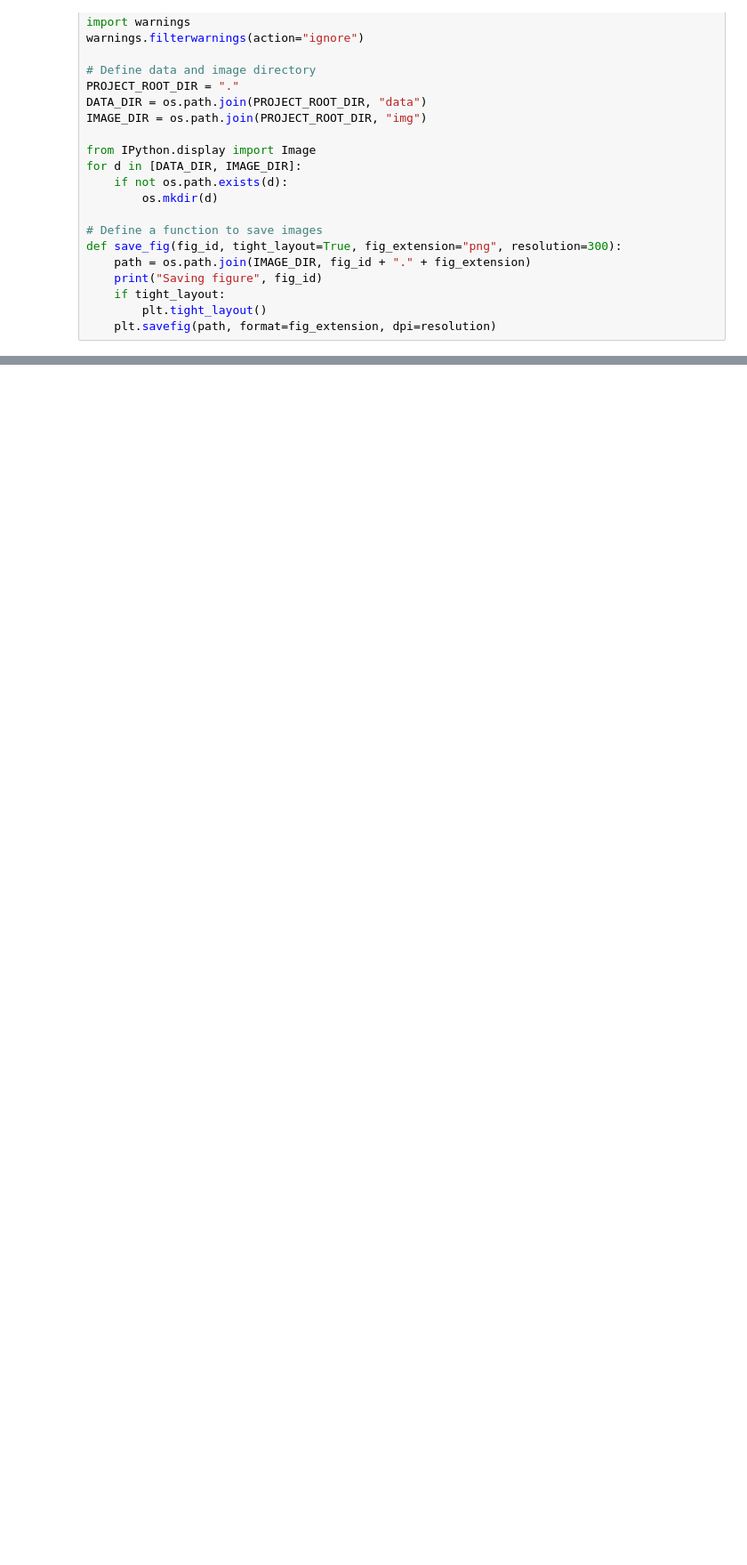
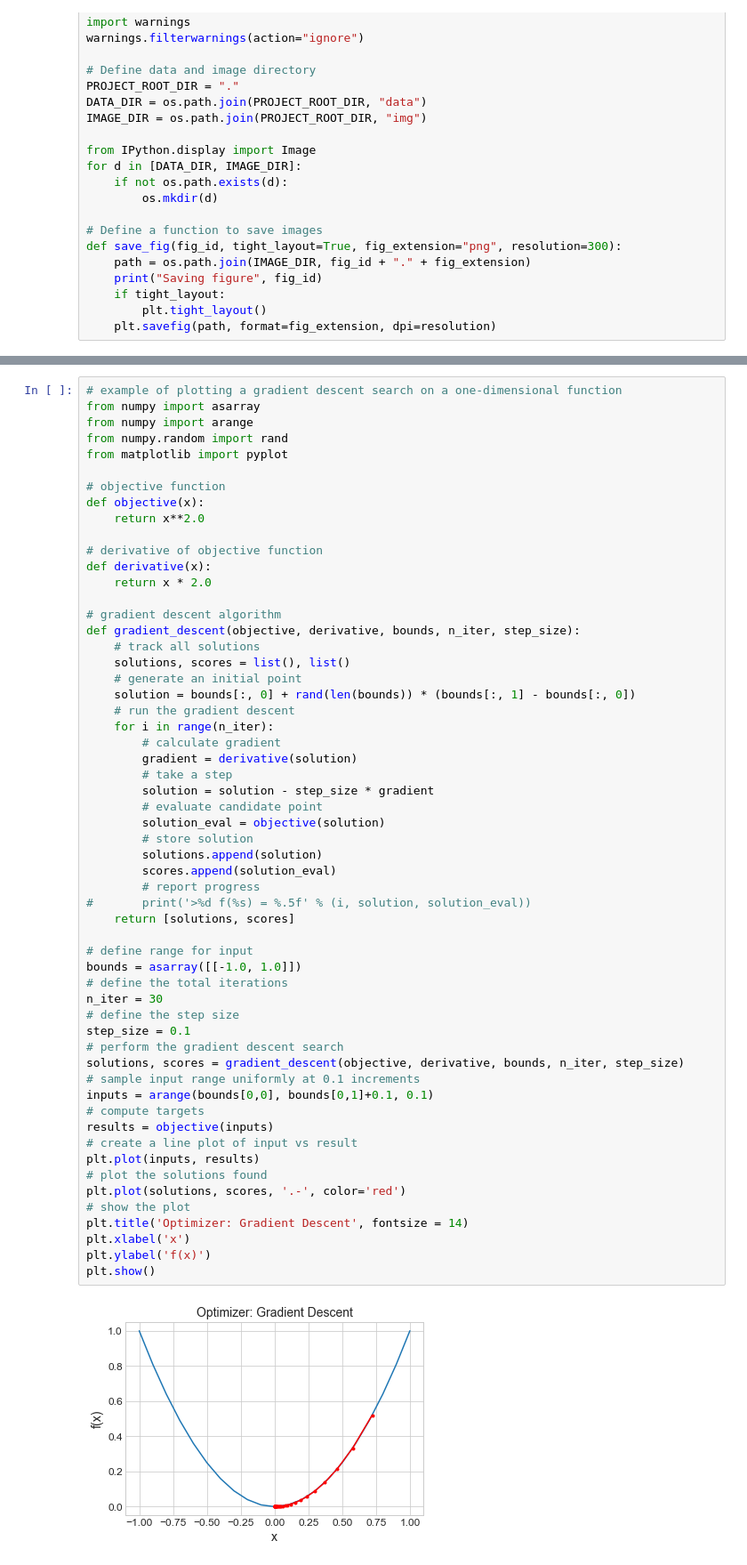
Before and after one commit to AnirbanDatta87/Python, a Jupyter notebook: Concepts/M13 - DL Fundamentals/Gradient Descent.ipynb, the cells around one changed output, grey strips where cells are left out. Shown at 89% size. Drawn from its saved outputs; the diff is of its cells as text; blank space fills up the shorter version.

```diff
--- a/Concepts/M13 - DL Fundamentals/Gradient Descent.ipynb
+++ b/Concepts/M13 - DL Fundamentals/Gradient Descent.ipynb
@@ -48,3 +50,62 @@ def save_fig(fig_id, tight_layout=True, fig_extension="png", resolution=300):
+# %%
+# example of plotting a gradient descent search on a one-dimensional function
+from numpy import asarray
+from numpy import arange
+from numpy.random import rand
+from matplotlib import pyplot
+
+# objective function
+def objective(x):
+	return x**2.0
+
+# derivative of objective function
+def derivative(x):
+	return x * 2.0
+
+# gradient descent algorithm
+def gradient_descent(objective, derivative, bounds, n_iter, step_size):
+	# track all solutions
+	solutions, scores = list(), list()
+	# generate an initial point
+	solution = bounds[:, 0] + rand(len(bounds)) * (bounds[:, 1] - bounds[:, 0])
+	# run the gradient descent
+	for i in range(n_iter):
+		# calculate gradient
+		gradient = derivative(solution)
+		# take a step
+		solution = solution - step_size * gradient
+		# evaluate candidate point
+		solution_eval = objective(solution)
+		# store solution
+		solutions.append(solution)
+		scores.append(solution_eval)
+		# report progress
+# 		print('>%d f(%s) = %.5f' % (i, solution, solution_eval))
+	return [solutions, scores]
+
+# define range for input
+bounds = asarray([[-1.0, 1.0]])
+# define the total iterations
+n_iter = 30
+# define the step size
+step_size = 0.1
+# perform the gradient descent search
+solutions, scores = gradient_descent(objective, derivative, bounds, n_iter, step_size)
+# sample input range uniformly at 0.1 increments
+inputs = arange(bounds[0,0], bounds[0,1]+0.1, 0.1)
+# compute targets
+results = objective(inputs)
+# create a line plot of input vs result
+plt.plot(inputs, results)
+# plot the solutions found
+plt.plot(solutions, scores, '.-', color='red')
+# show the plot
+plt.title('Optimizer: Gradient Descent', fontsize = 14)
+plt.xlabel('x')
+plt.ylabel('f(x)')
+plt.show()
+# %% [output]
+[figure, added]
 # %%
 # Make threshold a -ve value if you want to run exactly
 # max_iterations.
```
Also changed, not shown: parts of 1 cell of this notebook.
